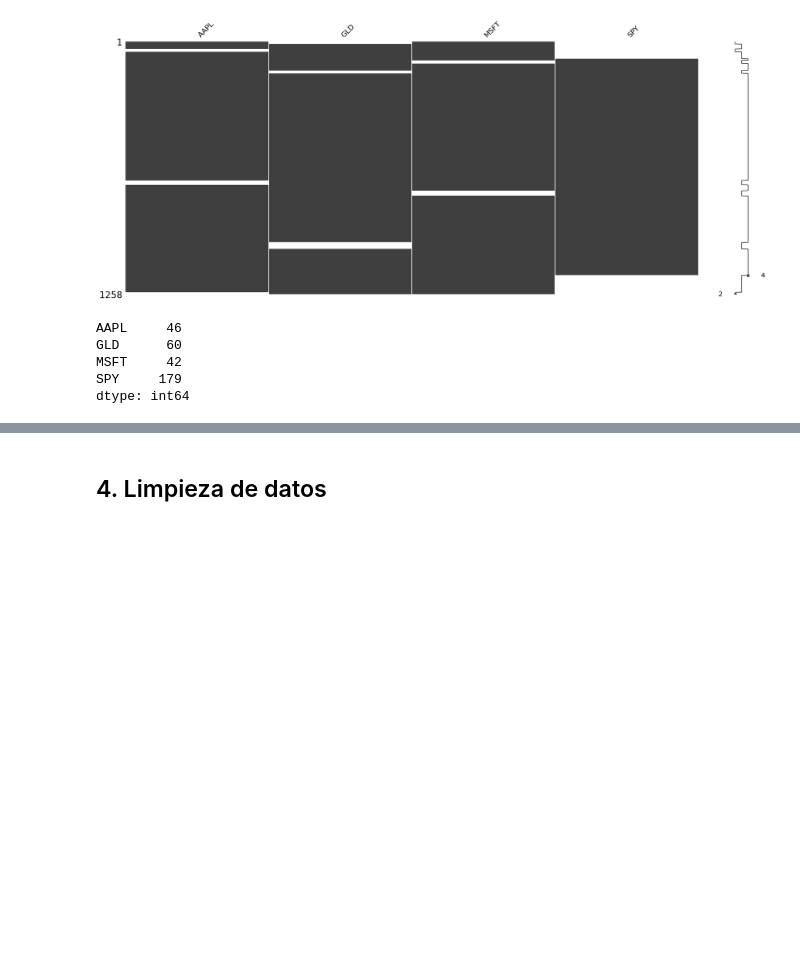
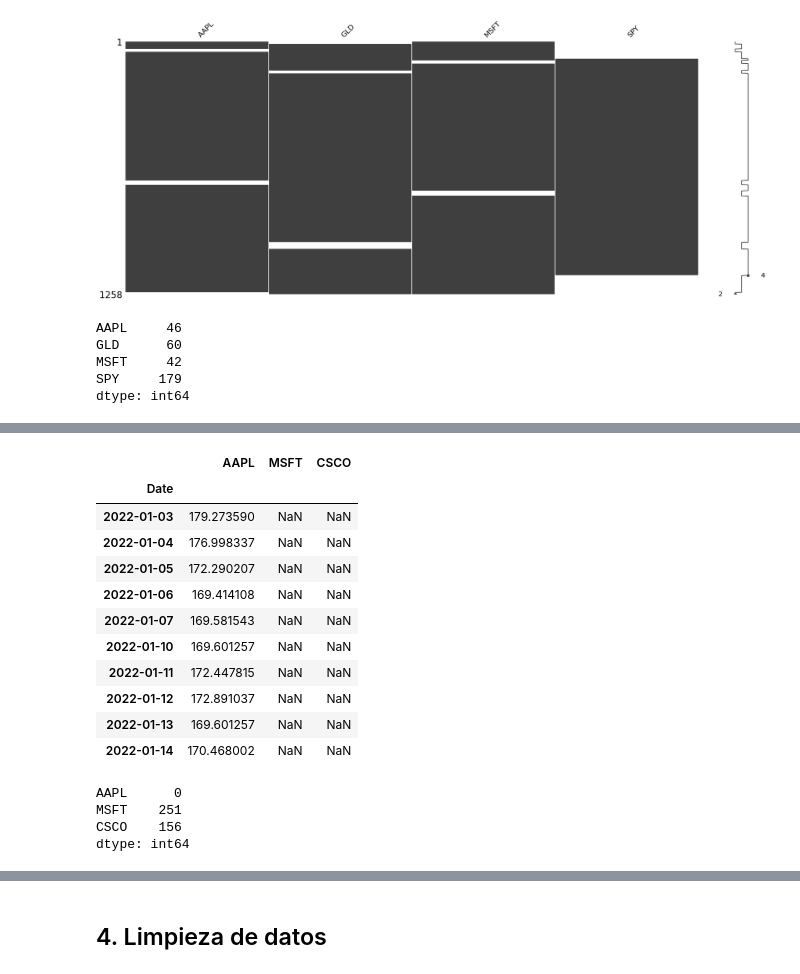
Before and after one commit to alfonso-santos/Introduccion-a-Python-para-las-Finanzas-2024, a Jupyter notebook: Modulo_02_Aplicaciones_Financieras/src/02_01_Descarga y descripción de activos financieros rev 1.ipynb, the cells around one changed output, grey strips where cells are left out. Saved outputs shown, nothing was run; the diff lists cells and outputs as text; code cells hidden in the pictures; blank space fills up the shorter version.

```diff
--- a/Modulo_02_Aplicaciones_Financieras/src/02_01_Descarga y descripción de activos financieros rev 1.ipynb
+++ b/Modulo_02_Aplicaciones_Financieras/src/02_01_Descarga y descripción de activos financieros rev 1.ipynb
@@ -456,0 +495,5 @@ dtype: int64
+# %%
+# 1. Cargar los datos desde los archivos en el directorio '../data' y establecer la columna 'Date' como índice
+df_aapl = pd.read_excel('../data/AAPL.xlsx', index_col='Date', parse_dates=True)
+df_msft = pd.read_excel('../data/MSFT.xlsx', index_col='Date', parse_dates=True)
+df_csco = pd.read_csv('../data/CSCO.csv', index_col='Date', parse_dates=True)
@@ -456,0 +506,13 @@ dtype: int64
+# %%
+# 2. Seleccionar solo la columna 'Adj Close' de cada DataFrame y renombrarla con el nombre de la empresa correspondiente
+df_aapl = df_aapl[['Adj Close']]
+df_aapl = df_aapl.rename(columns={'Adj Close': 'AAPL'})
+
+df_msft = df_msft[['Adj Close']]
+df_msft = df_msft.rename(columns={'Adj Close': 'MSFT'})
+
+df_csco = df_csco[['Adj Close']]
+df_csco = df_csco.rename(columns={'Adj Close': 'CSCO'})
+# %%
+# Concatenar los DataFrames a lo largo de las columnas
+df_concatenado = pd.concat([df_aapl, df_msft, df_csco], axis=1)
@@ -456,0 +525,23 @@ dtype: int64
+# %%
+# Verificar la concatenación
+df_concatenado.head(10)
+# %% [output]
+|  | AAPL | MSFT | CSCO |
+| Date |  |  |  |
+| 2022-01-03 | 179.273590 | NaN | NaN |
+| 2022-01-04 | 176.998337 | NaN | NaN |
+| 2022-01-05 | 172.290207 | NaN | NaN |
+| 2022-01-06 | 169.414108 | NaN | NaN |
+| 2022-01-07 | 169.581543 | NaN | NaN |
+| 2022-01-10 | 169.601257 | NaN | NaN |
+| 2022-01-11 | 172.447815 | NaN | NaN |
+| 2022-01-12 | 172.891037 | NaN | NaN |
+| 2022-01-13 | 169.601257 | NaN | NaN |
+| 2022-01-14 | 170.468002 | NaN | NaN |
+# %%
+df_concatenado.isnull().sum()
+# %% [output]
+AAPL      0
+MSFT    251
+CSCO    156
+dtype: int64
```
Also changed, not shown: parts of 21 cells of this notebook, 37 other files.
